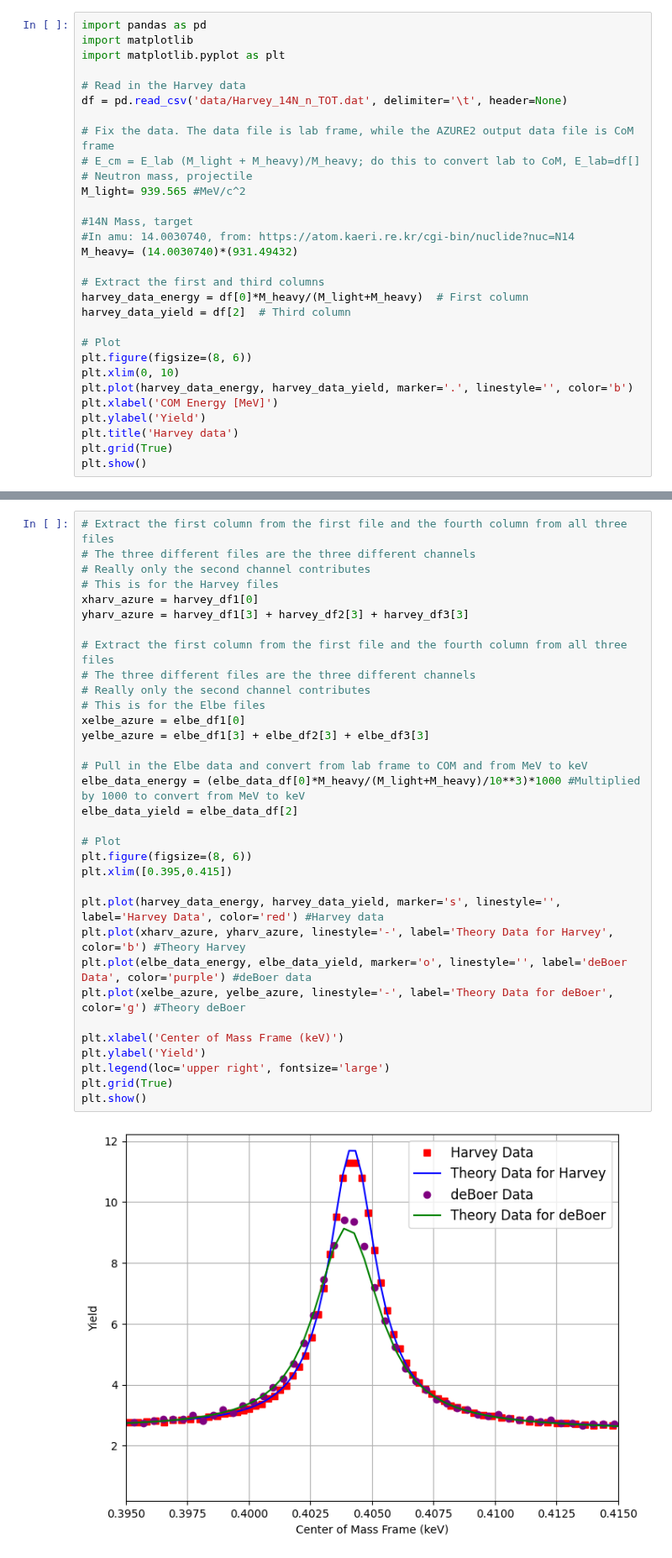
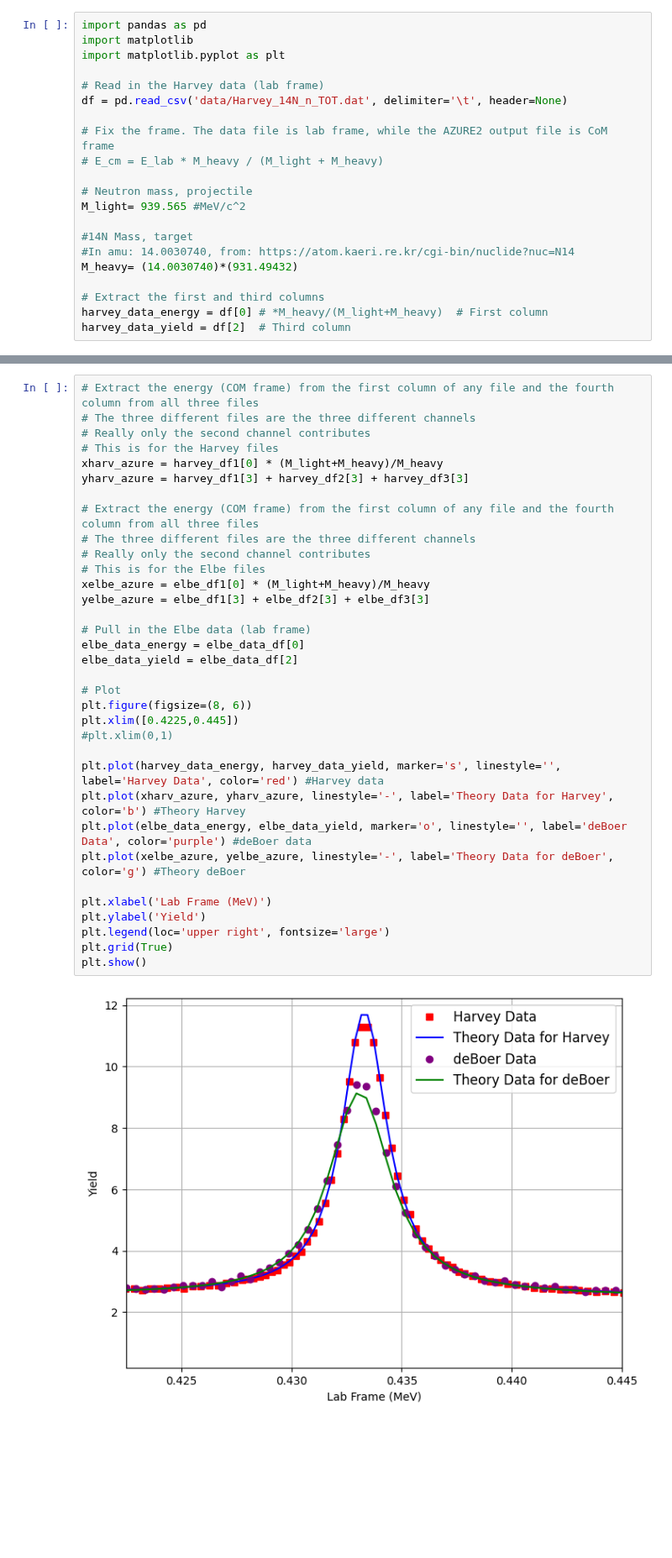
Before and after one commit to det-lab/14N_n_totalCrossSection_0.1_to_12_MeV, a Jupyter notebook: fig_13.ipynb, the cells around one changed output, grey strips where cells are left out. Shown at 84% size. Cells and saved outputs as stored; diff of their text form; blank space fills up the shorter version.

Commit message:
fix plot to be in lab frame as stated in README

```diff
--- a/fig_13.ipynb
+++ b/fig_13.ipynb
@@ -3,11 +3,12 @@ import pandas as pd
 import matplotlib
 import matplotlib.pyplot as plt
 
-# Read in the Harvey data
+# Read in the Harvey data (lab frame)
 df = pd.read_csv('data/Harvey_14N_n_TOT.dat', delimiter='\t', header=None)
 
-# Fix the data. The data file is lab frame, while the AZURE2 output data file is CoM frame
-# E_cm = E_lab (M_light + M_heavy)/M_heavy; do this to convert lab to CoM, E_lab=df[]
+# Fix the frame. The data file is lab frame, while the AZURE2 output file is CoM frame
+# E_cm = E_lab * M_heavy / (M_light + M_heavy)
+
 # Neutron mass, projectile
 M_light= 939.565 #MeV/c^2
 
@@ -16,15 +17,5 @@ M_light= 939.565 #MeV/c^2
 M_heavy= (14.0030740)*(931.49432)
 
 # Extract the first and third columns
-harvey_data_energy = df[0]*M_heavy/(M_light+M_heavy)  # First column
+harvey_data_energy = df[0] # *M_heavy/(M_light+M_heavy)  # First column
 harvey_data_yield = df[2]  # Third column
-
-# Plot
-plt.figure(figsize=(8, 6))
-plt.xlim(0, 10)
-plt.plot(harvey_data_energy, harvey_data_yield, marker='.', linestyle='', color='b')
-plt.xlabel('COM Energy [MeV]')
-plt.ylabel('Yield')
-plt.title('Harvey data')
-plt.grid(True)
-plt.show()
@@ -55,37 +44,38 @@ harvey_df1 = pd.read_csv(harvey_file1, sep=r'\s+', header=None)
 harvey_df2 = pd.read_csv(harvey_file2, sep=r'\s+', header=None)
 harvey_df3 = pd.read_csv(harvey_file3, sep=r'\s+', header=None)
 # %%
-# Extract the first column from the first file and the fourth column from all three files
+# Extract the energy (COM frame) from the first column of any file and the fourth column from all three files
 # The three different files are the three different channels
 # Really only the second channel contributes
 # This is for the Harvey files
-xharv_azure = harvey_df1[0]
+xharv_azure = harvey_df1[0] * (M_light+M_heavy)/M_heavy
 yharv_azure = harvey_df1[3] + harvey_df2[3] + harvey_df3[3]
 
-# Extract the first column from the first file and the fourth column from all three files
+# Extract the energy (COM frame) from the first column of any file and the fourth column from all three files
 # The three different files are the three different channels
 # Really only the second channel contributes
 # This is for the Elbe files
-xelbe_azure = elbe_df1[0]
+xelbe_azure = elbe_df1[0] * (M_light+M_heavy)/M_heavy
 yelbe_azure = elbe_df1[3] + elbe_df2[3] + elbe_df3[3]
 
-# Pull in the Elbe data and convert from lab frame to COM and from MeV to keV
-elbe_data_energy = (elbe_data_df[0]*M_heavy/(M_light+M_heavy)/10**3)*1000 #Multiplied by 1000 to convert from MeV to keV
+# Pull in the Elbe data (lab frame)
+elbe_data_energy = elbe_data_df[0]
 elbe_data_yield = elbe_data_df[2]
 
 # Plot
 plt.figure(figsize=(8, 6))
-plt.xlim([0.395,0.415])
+plt.xlim([0.4225,0.445])
+#plt.xlim(0,1)
 
 plt.plot(harvey_data_energy, harvey_data_yield, marker='s', linestyle='', label='Harvey Data', color='red') #Harvey data
 plt.plot(xharv_azure, yharv_azure, linestyle='-', label='Theory Data for Harvey', color='b') #Theory Harvey
 plt.plot(elbe_data_energy, elbe_data_yield, marker='o', linestyle='', label='deBoer Data', color='purple') #deBoer data
 plt.plot(xelbe_azure, yelbe_azure, linestyle='-', label='Theory Data for deBoer', color='g') #Theory deBoer
 
-plt.xlabel('Center of Mass Frame (keV)')
+plt.xlabel('Lab Frame (MeV)')
 plt.ylabel('Yield')
 plt.legend(loc='upper right', fontsize='large')
 plt.grid(True)
 plt.show()
 # %% [output]
-[figure, old version]
+[figure, new version]
```
Also changed, not shown: parts of 1 cell of this notebook, 1 other file.
